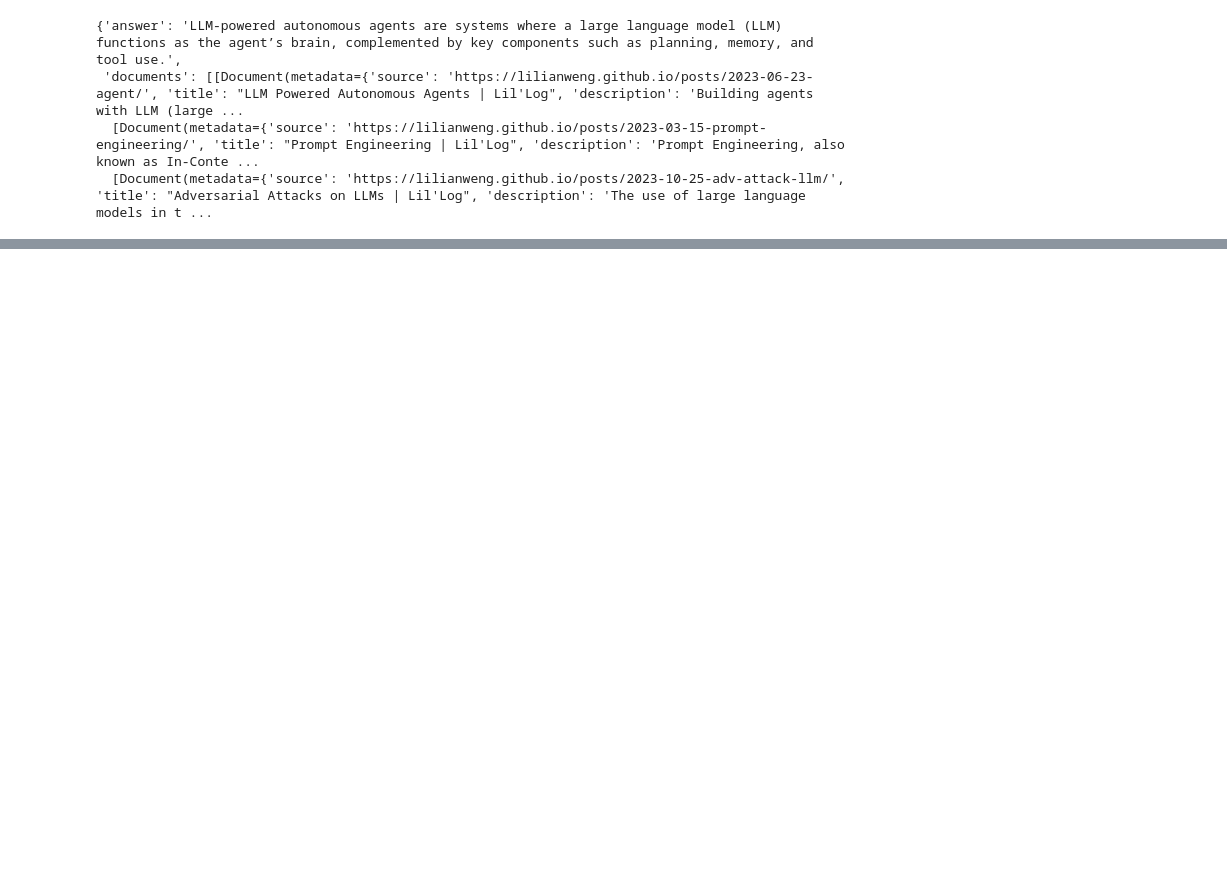
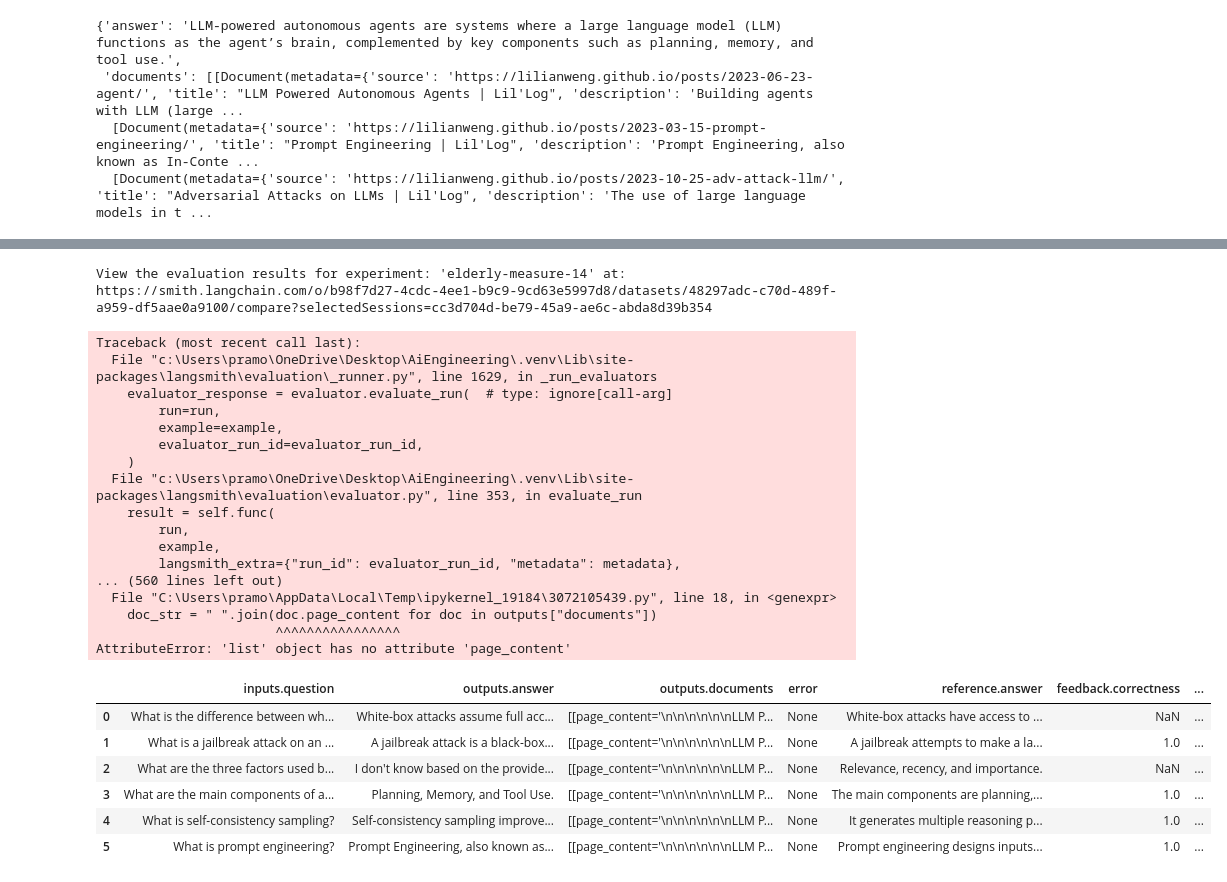
Before and after one commit to Pramod707/LangGraph, a Jupyter notebook: Evaluation_Techniques/rag_evaluation.ipynb, the cells around one changed output, grey strips where cells are left out. Drawn from its saved outputs; the diff is of its cells as text; code cells hidden in the pictures; blank space fills up the shorter version.

```diff
--- a/Evaluation_Techniques/rag_evaluation.ipynb
+++ b/Evaluation_Techniques/rag_evaluation.ipynb
@@ -154,0 +286,67 @@ client.create_examples(
+# %%
+## Retrieval relevance:retriever vs input
+
+## grade output schema
+class RetrievalRelevanceGrade(TypedDict):
+    explanation :Annotated[str,"explain your reasoning for the score"]
+    relevant: Annotated[bool,"True if the retrieved documents are relevant, False otherwise"]
+
+## grade prompt
+retrieval_relevance_instruction = """
+You are an expert evaluator responsible for assessing
+the relevance of documents retrieved by a
+Retrieval-Augmented Generation (RAG) system."""
+## retrieval relevance llm
+retrieval_rel_llm = llm.with_structured_output(RetrievalRelevanceGrade,method="json_schema",strict=True)
+### retrieval relevance evaluator
+def retriever_relevance(inputs:dict,outputs:dict)->bool:
+    "Annotated retrieval relevance evaluator for rag"
+    doc_str = " ".join(doc.page_content for doc in outputs["documents"])
+    answer = f"QUESTION:{inputs['question']}\n DOCUMENTS:{doc_str}"
+    grade = retrieval_rel_llm.invoke([{
+        "role":"system","content":retrieval_relevance_instruction},
+        {"role":"user","content":answer}])
+    return {
+        "key":"retriever_relevance",
+        "score": 1.0 if grade["relevant"] else 0.0,
+        "comment": grade["explanation"]
+    }
+# %%
+import pandas as pd
+## run the evaluation
+def target(inputs:dict)->dict:
+    return rag_bot(inputs["question"])
+experiment_res = client.evaluate(
+    target,
+    data=dataset_name,
+    evaluators=[correctness,relevance,groundedness,retriever_relevance],
+    metadata={"version":"LCEL context"}
+)
+experiment_res.to_pandas()
+# %% [output]
+View the evaluation results for experiment: 'elderly-measure-14' at:
+https://smith.langchain.com/o/b98f7d27-4cdc-4ee1-b9c9-9cd63e5997d8/datasets/48297adc-c70d-489f-a959-df5aae0a9100/compare?selectedSessions=cc3d704d-be79-45a9-ae6c-abda8d39b354
+Traceback (most recent call last):
+  File "c:\Users\pramo\OneDrive\Desktop\AiEngineering\.venv\Lib\site-packages\langsmith\evaluation\_runner.py", line 1629, in _run_evaluators
+    evaluator_response = evaluator.evaluate_run(  # type: ignore[call-arg]
+        run=run,
+        example=example,
+        evaluator_run_id=evaluator_run_id,
+    )
+  File "c:\Users\pramo\OneDrive\Desktop\AiEngineering\.venv\Lib\site-packages\langsmith\evaluation\evaluator.py", line 353, in evaluate_run
+    result = self.func(
+        run,
+        example,
+        langsmith_extra={"run_id": evaluator_run_id, "metadata": metadata},
+... (560 lines left out)
+  File "C:\Users\pramo\AppData\Local\Temp\ipykernel_19184\3072105439.py", line 18, in <genexpr>
+    doc_str = " ".join(doc.page_content for doc in outputs["documents"])
+                       ^^^^^^^^^^^^^^^^
+AttributeError: 'list' object has no attribute 'page_content'
+|  | inputs.question | outputs.answer | outputs.documents | error | reference.answer | feedback.correctness | ... |
+| 0 | What is the difference between wh... | White-box attacks assume full acc... | [[page_content='\n\n\n\n\n\nLLM P... | None | White-box attacks have access to ... | NaN | ... |
+| 1 | What is a jailbreak attack on an ... | A jailbreak attack is a black-box... | [[page_content='\n\n\n\n\n\nLLM P... | None | A jailbreak attempts to make a la... | 1.0 | ... |
+| 2 | What are the three factors used b... | I don't know based on the provide... | [[page_content='\n\n\n\n\n\nLLM P... | None | Relevance, recency, and importance. | NaN | ... |
+| 3 | What are the main components of a... | Planning, Memory, and Tool Use. | [[page_content='\n\n\n\n\n\nLLM P... | None | The main components are planning,... | 1.0 | ... |
+| 4 | What is self-consistency sampling? | Self-consistency sampling improve... | [[page_content='\n\n\n\n\n\nLLM P... | None | It generates multiple reasoning p... | 1.0 | ... |
+| 5 | What is prompt engineering? | Prompt Engineering, also known as... | [[page_content='\n\n\n\n\n\nLLM P... | None | Prompt engineering designs inputs... | 1.0 | ... |
```
Also changed, not shown: parts of 5 cells of this notebook, 2 other files.
